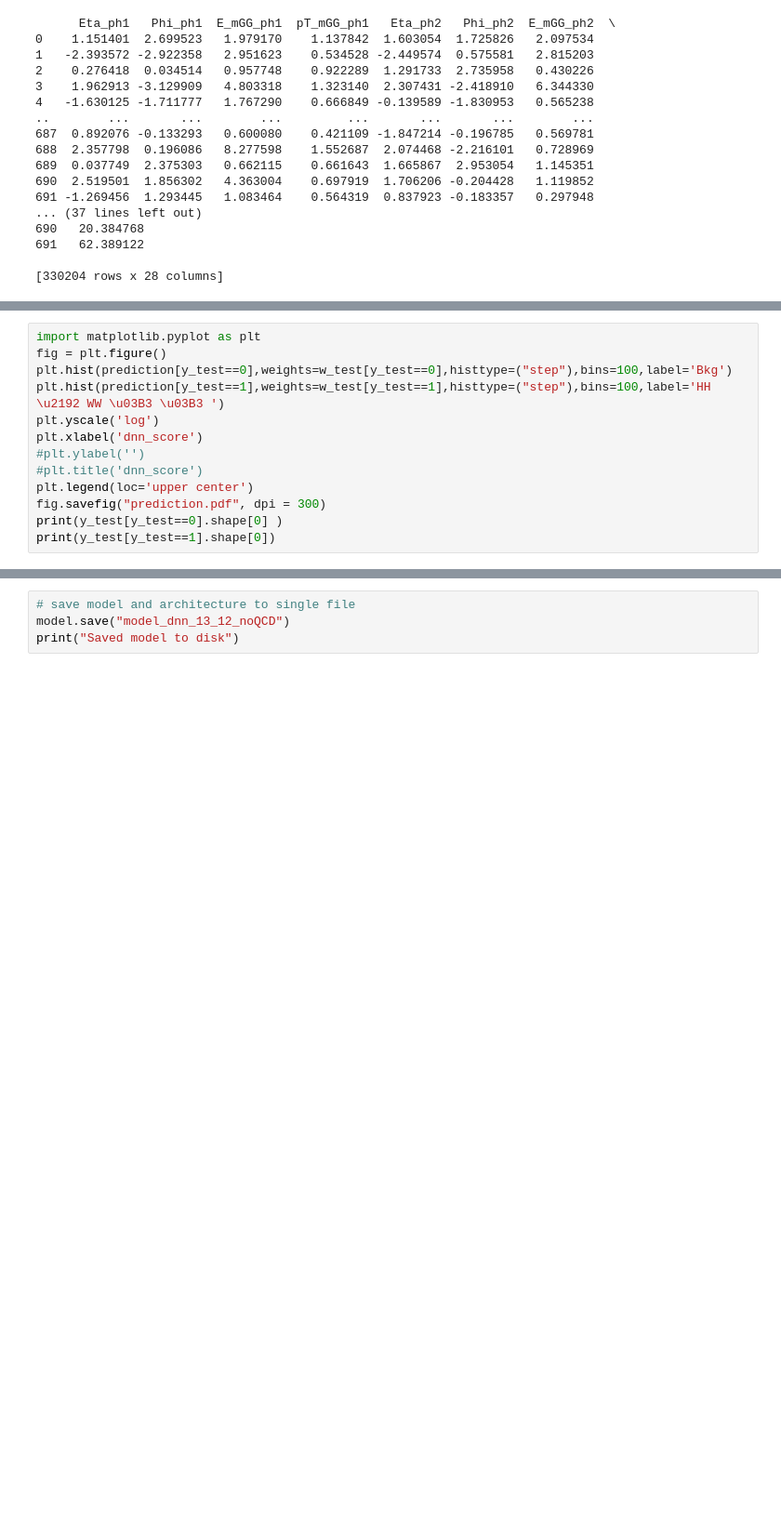
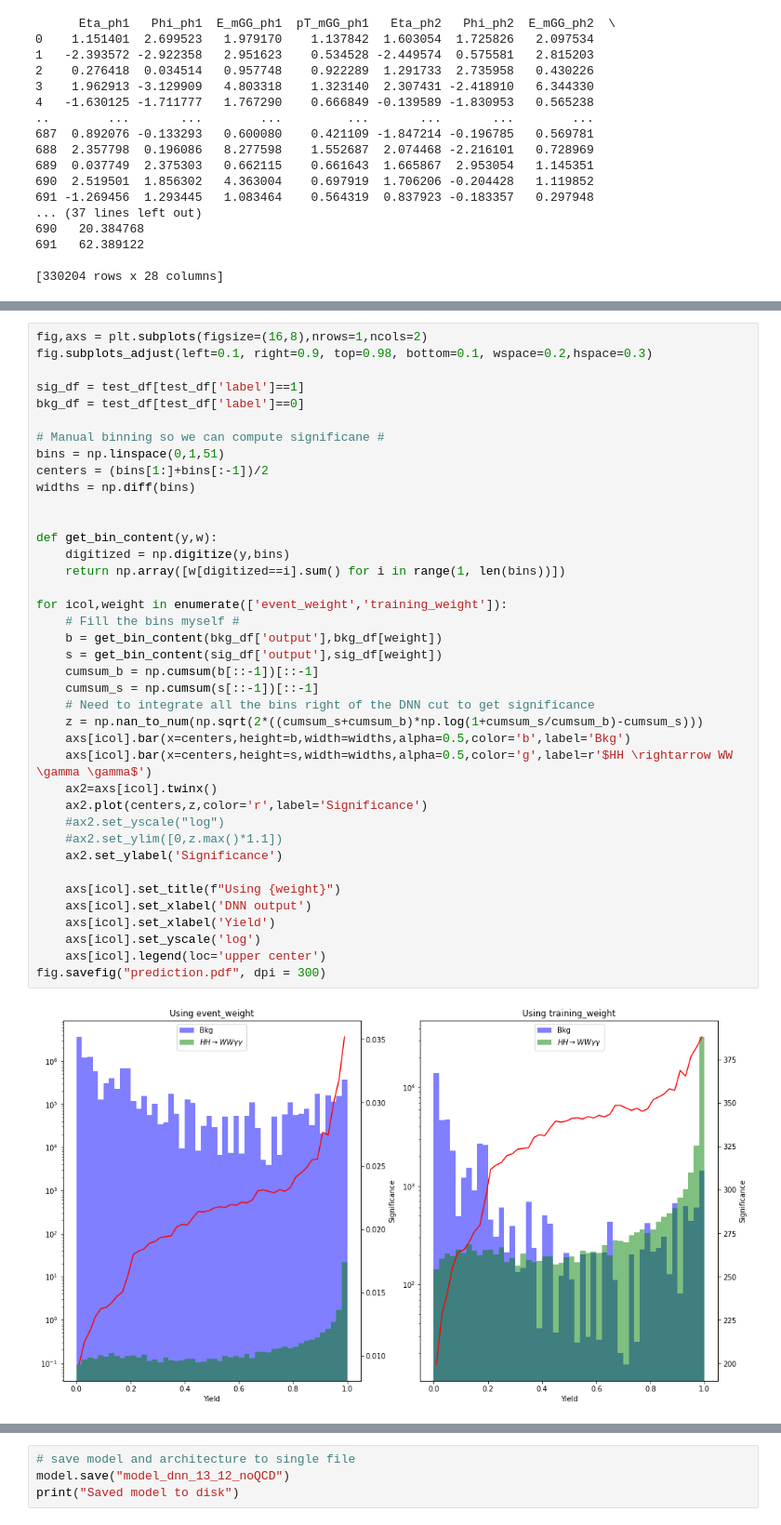
Before and after one commit to suatdonertas/DNN_HHWWGG, a Jupyter notebook: DNN.ipynb, the cells around one changed output, grey strips where cells are left out. Shown at 93% size. Saved outputs shown, nothing was run; the diff lists cells and outputs as text; blank space fills up the shorter version.

```diff
--- a/DNN.ipynb
+++ b/DNN.ipynb
@@ -598,15 +372,43 @@ print("Threshold value is:", optimal_threshold)
 # %%
-import matplotlib.pyplot as plt
-fig = plt.figure()
-plt.hist(prediction[y_test==0],weights=w_test[y_test==0],histtype=("step"),bins=100,label='Bkg')
-plt.hist(prediction[y_test==1],weights=w_test[y_test==1],histtype=("step"),bins=100,label='HH \u2192 WW \u03B3 \u03B3 ')
-plt.yscale('log')
-plt.xlabel('dnn_score')
-#plt.ylabel('')
-#plt.title('dnn_score')
-plt.legend(loc='upper center')
+fig,axs = plt.subplots(figsize=(16,8),nrows=1,ncols=2)
+fig.subplots_adjust(left=0.1, right=0.9, top=0.98, bottom=0.1, wspace=0.2,hspace=0.3)
+
+sig_df = test_df[test_df['label']==1]
+bkg_df = test_df[test_df['label']==0]
+
+# Manual binning so we can compute significane #
+bins = np.linspace(0,1,51)
+centers = (bins[1:]+bins[:-1])/2
+widths = np.diff(bins)
+
+
+def get_bin_content(y,w):
+    digitized = np.digitize(y,bins)
+    return np.array([w[digitized==i].sum() for i in range(1, len(bins))])
+
+for icol,weight in enumerate(['event_weight','training_weight']):
+    # Fill the bins myself #
+    b = get_bin_content(bkg_df['output'],bkg_df[weight])
+    s = get_bin_content(sig_df['output'],sig_df[weight])
+    cumsum_b = np.cumsum(b[::-1])[::-1]
+    cumsum_s = np.cumsum(s[::-1])[::-1]
+    # Need to integrate all the bins right of the DNN cut to get significance
+    z = np.nan_to_num(np.sqrt(2*((cumsum_s+cumsum_b)*np.log(1+cumsum_s/cumsum_b)-cumsum_s)))
+    axs[icol].bar(x=centers,height=b,width=widths,alpha=0.5,color='b',label='Bkg')
+    axs[icol].bar(x=centers,height=s,width=widths,alpha=0.5,color='g',label=r'$HH \rightarrow WW \gamma \gamma$')
+    ax2=axs[icol].twinx()
+    ax2.plot(centers,z,color='r',label='Significance')
+    #ax2.set_yscale("log")
+    #ax2.set_ylim([0,z.max()*1.1])
+    ax2.set_ylabel('Significance')
+
+    axs[icol].set_title(f"Using {weight}")
+    axs[icol].set_xlabel('DNN output')
+    axs[icol].set_xlabel('Yield')
+    axs[icol].set_yscale('log')
+    axs[icol].legend(loc='upper center')
 fig.savefig("prediction.pdf", dpi = 300)
-print(y_test[y_test==0].shape[0] )
-print(y_test[y_test==1].shape[0])
+# %% [output]
+[figure, added]
 # %%
 # evaluate the model
```
Also changed, not shown: parts of 31 cells of this notebook, 3 other files.
